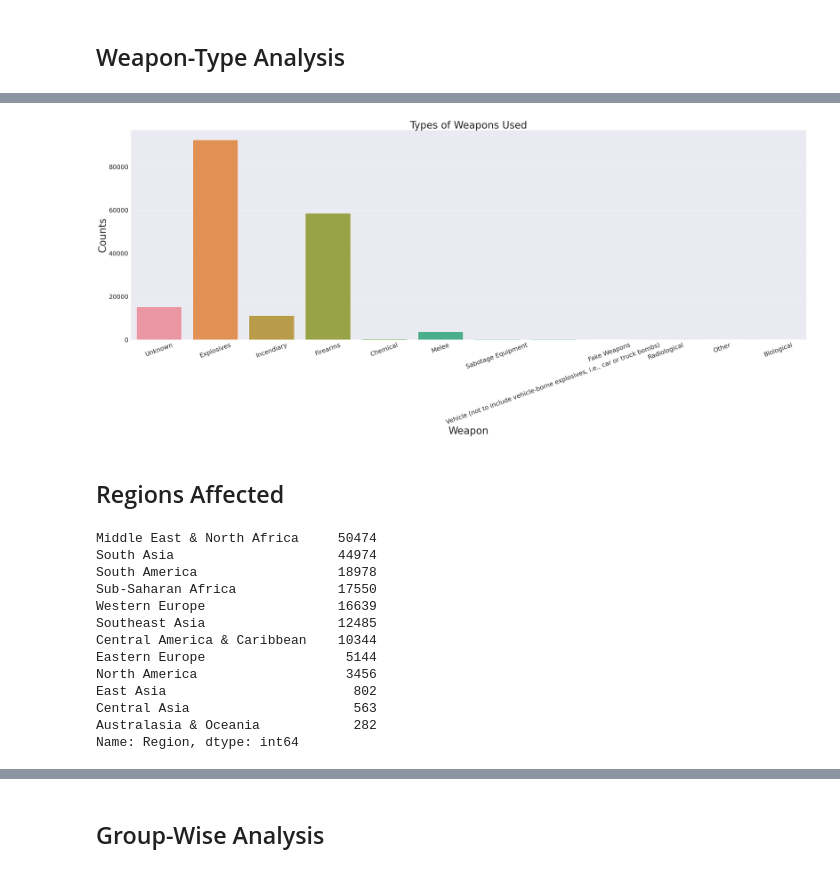
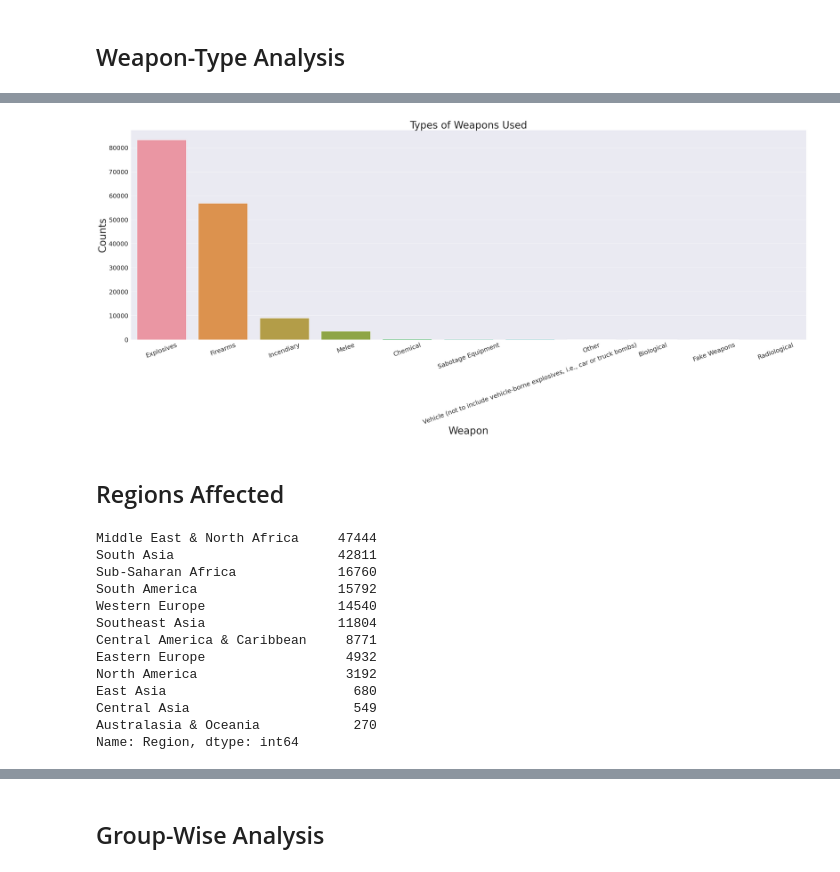
Before and after one commit to Prasad-Khedkar/Global-Terrorism-EDA, a Jupyter notebook: Global_Terrorism(EDA).ipynb, the cells around one changed output, grey strips where cells are left out. Cells and saved outputs as stored; diff of their text form; code cells hidden in the pictures.

```diff
--- a/Global_Terrorism(EDA).ipynb
+++ b/Global_Terrorism(EDA).ipynb
@@ -61 +67,3 @@ df.head()
+# %%
+df.drop_duplicates(keep='first',inplace=True)      ## Dropping duplicate values if any
 # %%
@@ -217,0 +221,4 @@ Name: Weapon_Type, dtype: int64
+# %%
+dfn=df['Weapon_Type'].value_counts()
+dfn.drop('Unknown',inplace=True)
+dfn
@@ -218,32 +238,32 @@ Name: Weapon_Type, dtype: int64
 # %%
 plt.figure(figsize=(40,18))
-sns.countplot(x=df["Weapon_Type"])
+sns.barplot(x=dfn.index,y=dfn)
 plt.xticks(size=25,rotation = 20)
 plt.yticks(size=25)
 plt.xlabel("Weapon",fontsize=40)
 plt.ylabel('Counts',fontsize=40)
 plt.title('Types of Weapons Used',fontsize=40)
 plt.tight_layout()
 plt.show()
 # %% [output]
-[figure, old version]
+[figure, new version]
 # %% [markdown]
 ## Regions Affected
 # %%
 df['Region'].value_counts()
 # %% [output]
-Middle East & North Africa     50474
-South Asia                     44974
-South America                  18978
-Sub-Saharan Africa             17550
-Western Europe                 16639
-Southeast Asia                 12485
-Central America & Caribbean    10344
-Eastern Europe                  5144
-North America                   3456
-East Asia                        802
-Central Asia                     563
-Australasia & Oceania            282
+Middle East & North Africa     47444
+South Asia                     42811
+Sub-Saharan Africa             16760
+South America                  15792
+Western Europe                 14540
+Southeast Asia                 11804
+Central America & Caribbean     8771
+Eastern Europe                  4932
+North America                   3192
+East Asia                        680
+Central Asia                     549
+Australasia & Oceania            270
 Name: Region, dtype: int64
 # %%
 pd.crosstab(df.Year,df.Region).plot(kind='line',figsize=(15,10),linewidth=3)
```
Also changed, not shown: parts of 31 cells of this notebook.
